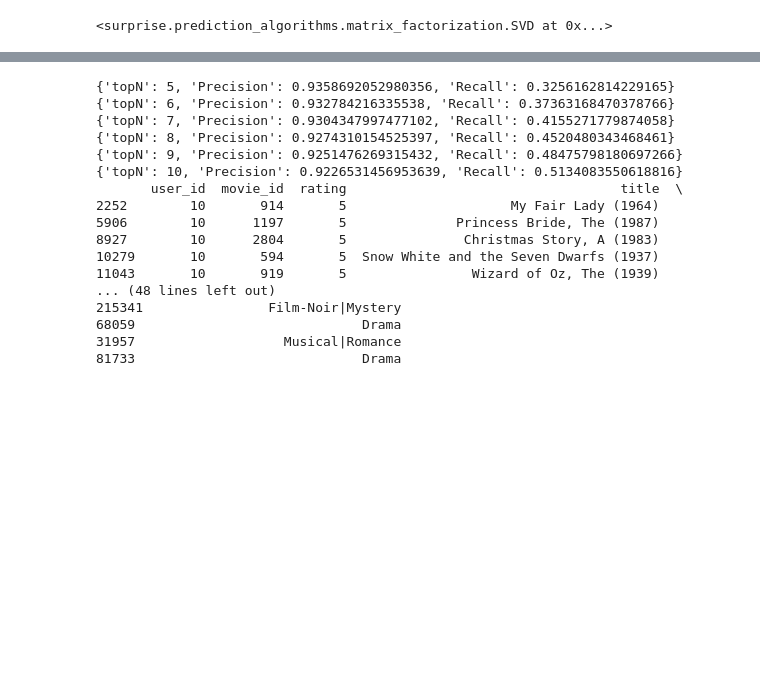
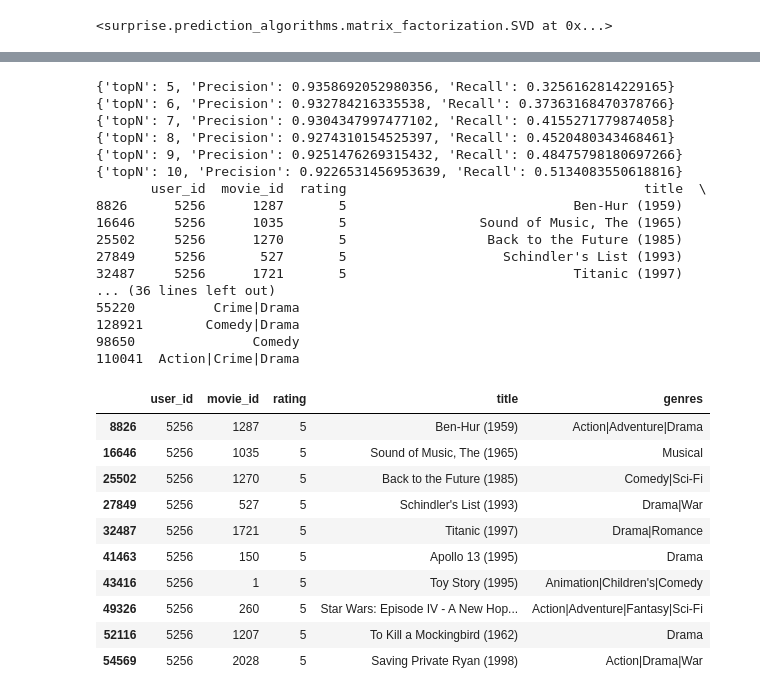
Before and after one commit to timtheteh/CZ4032_Project1, a Jupyter notebook: SVD_movielens.ipynb, the cells around one changed output, grey strips where cells are left out. Saved outputs shown, nothing was run; the diff lists cells and outputs as text; code cells hidden in the pictures; blank space fills up the shorter version.

```diff
--- a/SVD_movielens.ipynb
+++ b/SVD_movielens.ipynb
@@ -388,9 +388,9 @@ for n in range(3,9):
 #get user high rated and liked movies
 all_movie_df_details = pd.merge(df_ratings,df_movies, on='movie_id', how='inner')
 all_movie_df_details = all_movie_df_details.sort_values(['user_id','rating'],ascending=[True, False])
-print(all_movie_df_details.loc[all_movie_df_details['user_id'] == 10].head(10)) #user 10 top 10 rated movies
+print(all_movie_df_details.loc[all_movie_df_details['user_id'] == 5256].head(10)) #user 10 top 10 rated movies
 #user 10 top 10 movie recommendations list
-print(top_n_recommendations_df.loc[top_n_recommendations_df['user'] == 10].head(10))
+print(top_n_recommendations_df.loc[top_n_recommendations_df['user'] == 5256].head(10))
 # %% [output]
 {'topN': 5, 'Precision': 0.9358692052980356, 'Recall': 0.3256162814229165}
 {'topN': 6, 'Precision': 0.932784216335538, 'Recall': 0.37363168470378766}
@@ -398,14 +398,30 @@ print(top_n_recommendations_df.loc[top_n_recommendations_df['user'] == 10].head(
 {'topN': 8, 'Precision': 0.9274310154525397, 'Recall': 0.4520480343468461}
 {'topN': 9, 'Precision': 0.9251476269315432, 'Recall': 0.48475798180697266}
 {'topN': 10, 'Precision': 0.9226531456953639, 'Recall': 0.5134083550618816}
-       user_id  movie_id  rating                                   title  \
-2252        10       914       5                     My Fair Lady (1964)
-5906        10      1197       5              Princess Bride, The (1987)
-8927        10      2804       5               Christmas Story, A (1983)
-10279       10       594       5  Snow White and the Seven Dwarfs (1937)
-11043       10       919       5                Wizard of Oz, The (1939)
-... (48 lines left out)
-215341                Film-Noir|Mystery
-68059                             Drama
-31957                   Musical|Romance
-81733                             Drama
+       user_id  movie_id  rating                                      title  \
+8826      5256      1287       5                             Ben-Hur (1959)
+16646     5256      1035       5                 Sound of Music, The (1965)
+25502     5256      1270       5                  Back to the Future (1985)
+27849     5256       527       5                    Schindler's List (1993)
+32487     5256      1721       5                             Titanic (1997)
+... (36 lines left out)
+55220          Crime|Drama
+128921        Comedy|Drama
+98650               Comedy
+110041  Action|Crime|Drama
+# %%
+top_movies=(all_movie_df_details.loc[all_movie_df_details['user_id'] == 5256].head(10))
+# %%
+top_movies.head(10)
+# %% [output]
+|  | user_id | movie_id | rating | title | genres |
+| 8826 | 5256 | 1287 | 5 | Ben-Hur (1959) | Action|Adventure|Drama |
+| 16646 | 5256 | 1035 | 5 | Sound of Music, The (1965) | Musical |
+| 25502 | 5256 | 1270 | 5 | Back to the Future (1985) | Comedy|Sci-Fi |
+| 27849 | 5256 | 527 | 5 | Schindler's List (1993) | Drama|War |
+| 32487 | 5256 | 1721 | 5 | Titanic (1997) | Drama|Romance |
+| 41463 | 5256 | 150 | 5 | Apollo 13 (1995) | Drama |
+| 43416 | 5256 | 1 | 5 | Toy Story (1995) | Animation|Children's|Comedy |
+| 49326 | 5256 | 260 | 5 | Star Wars: Episode IV - A New Hop... | Action|Adventure|Fantasy|Sci-Fi |
+| 52116 | 5256 | 1207 | 5 | To Kill a Mockingbird (1962) | Drama |
+| 54569 | 5256 | 2028 | 5 | Saving Private Ryan (1998) | Action|Drama|War |
```
Also changed, not shown: parts of 8 cells of this notebook, 3 other files.
